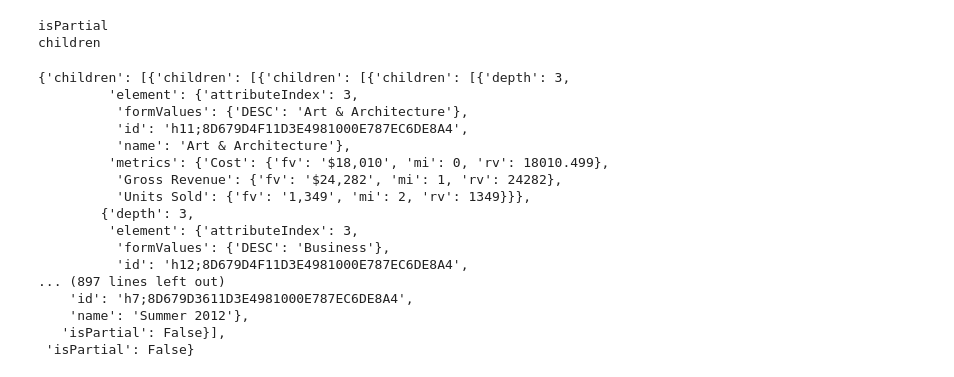
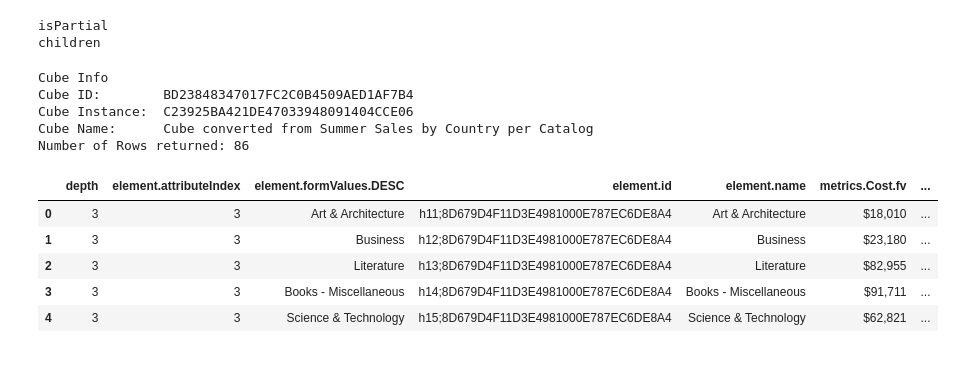
Before and after one commit to tatwan/MicroStrategy-Python-REST-API, a Jupyter notebook: MicroStrategy REST API Python.ipynb, the cells around one changed output. Saved outputs shown, nothing was run; the diff lists cells and outputs as text; code cells hidden in the pictures.

```diff
--- a/MicroStrategy REST API Python.ipynb
+++ b/MicroStrategy REST API Python.ipynb
@@ -523,6 +532,8 @@ r.json()['result']['data']['paging']
  'offset': 0,
  'prev': None,
  'total': 86}
+# %%
+response = r.json()['result']['data']['root']
 # %%
 parsed_rows = r.json()['result']['data']['root']
 # %%
@@ -535,23 +546,28 @@ for e in parsed_rows:
 # %% [output]
 isPartial
 children
-# %%
-parsed_rows
-# %% [output]
-{'children': [{'children': [{'children': [{'children': [{'depth': 3,
-         'element': {'attributeIndex': 3,
-          'formValues': {'DESC': 'Art & Architecture'},
-          'id': 'h11;8D679D4F11D3E4981000E787EC6DE8A4',
-          'name': 'Art & Architecture'},
-         'metrics': {'Cost': {'fv': '$18,010', 'mi': 0, 'rv': 18010.499},
-          'Gross Revenue': {'fv': '$24,282', 'mi': 1, 'rv': 24282},
-          'Units Sold': {'fv': '1,349', 'mi': 2, 'rv': 1349}}},
-        {'depth': 3,
-         'element': {'attributeIndex': 3,
-          'formValues': {'DESC': 'Business'},
-          'id': 'h12;8D679D4F11D3E4981000E787EC6DE8A4',
-... (897 lines left out)
-    'id': 'h7;8D679D3611D3E4981000E787EC6DE8A4',
-    'name': 'Summer 2012'},
-   'isPartial': False}],
- 'isPartial': False}
+# %%
+_cubeId = r.json()['id']
+_cubeInstanceId = r.json()['instanceId']
+_cubeName = r.json()['name']
+print("Cube Info \nCube ID: \t{}\nCube Instance:\t{}\nCube Name:\t{}".format(_cubeId, cubeInstance_id, _cubeName))
+
+totalRecords = r.json()['result']['data']['paging']['total']
+print('Number of Rows returned: {}'.format(totalRecords))
+# %% [output]
+Cube Info
+Cube ID:        BD23848347017FC2C0B4509AED1AF7B4
+Cube Instance:  C23925BA421DE47033948091404CCE06
+Cube Name:      Cube converted from Summer Sales by Country per Catalog
+Number of Rows returned: 86
+# %%
+pd.DataFrame.from_dict(response, orient='columns')
+from pandas.io.json import json_normalize
+pd.DataFrame.from_dict(json_normalize(response['children'][0]['children'][0]['children'][0]['children']))
+# %% [output]
+|  | depth | element.attributeIndex | element.formValues.DESC | element.id | element.name | metrics.Cost.fv | ... |
+| 0 | 3 | 3 | Art & Architecture | h11;8D679D4F11D3E4981000E787EC6DE8A4 | Art & Architecture | $18,010 | ... |
+| 1 | 3 | 3 | Business | h12;8D679D4F11D3E4981000E787EC6DE8A4 | Business | $23,180 | ... |
+| 2 | 3 | 3 | Literature | h13;8D679D4F11D3E4981000E787EC6DE8A4 | Literature | $82,955 | ... |
+| 3 | 3 | 3 | Books - Miscellaneous | h14;8D679D4F11D3E4981000E787EC6DE8A4 | Books - Miscellaneous | $91,711 | ... |
+| 4 | 3 | 3 | Science & Technology | h15;8D679D4F11D3E4981000E787EC6DE8A4 | Science & Technology | $62,821 | ... |
```
Also changed, not shown: parts of 13 cells of this notebook, 1 other file.
